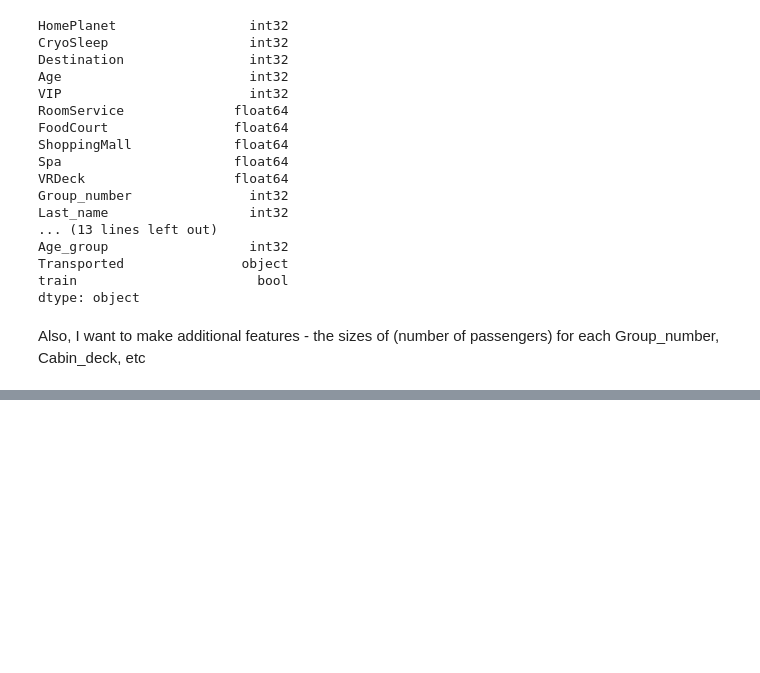
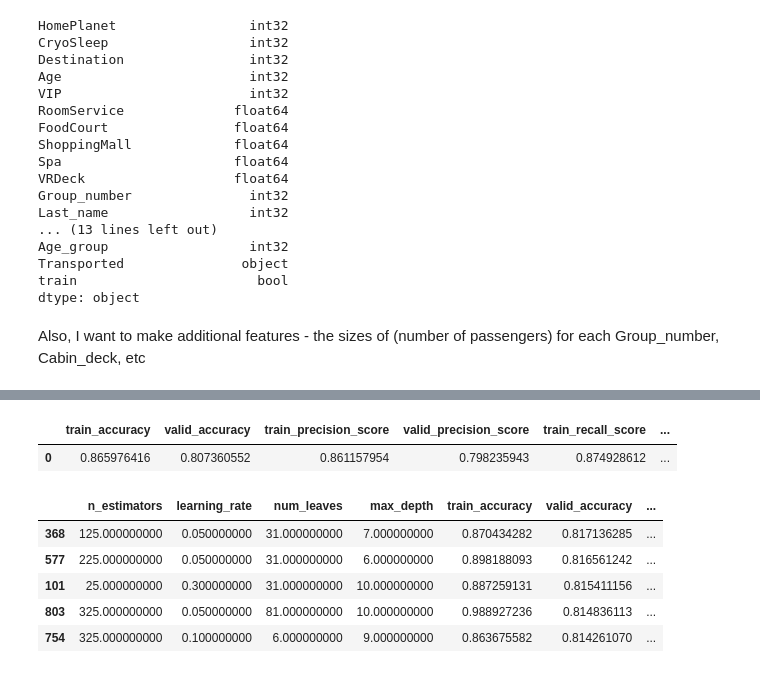
Before and after one commit to tatiana-stukan/kaggle-projects, a Jupyter notebook: spaceship_titanic/main.ipynb, the cells around one changed output, grey strips where cells are left out. Cells and saved outputs as stored; diff of their text form; code cells hidden in the pictures; blank space fills up the shorter version.

```diff
--- a/spaceship_titanic/main.ipynb
+++ b/spaceship_titanic/main.ipynb
@@ -1347,0 +1261,46 @@ RandomizedSearchCV(cv=StratifiedKFold(n_splits=5, random_state=18, shuffle=True)
+# %%
+clf_lgbm = LGBMClassifier(objective = 'binary', random_state = 18)
+
+param_dist ={'num_leaves': stats.randint(6, 106),
+             'learning_rate': stats.uniform(0.01, 0.99),
+             'n_estimators': stats.randint(25, 525),
+             'max_depth': stats.randint(5, 10)}
+
+clf_lgbm_random = RandomizedSearchCV(estimator = clf_lgbm, param_distributions = param_dist, cv = StratifiedKFold(n_splits = 5, shuffle = True, random_state = 18), n_iter = 100, random_state = 18, n_jobs = -1)
+clf_lgbm_random.fit(X, y)
+
+lgbm_clf = LGBMClassifier(objective = 'binary', random_state = 18, **clf_lgbm_random.best_params_).fit(X_train, y_train)
+
+lgbm_table = pd.DataFrame(columns = ['train_accuracy', 'valid_accuracy', 'train_precision_score', 'valid_precision_score', 'train_recall_score', 'valid_recall_score', 'train_f1_score', 'valid_f1_score', 'train_log_loss', 'valid_log_loss'])
+
+lgbm_train_predicted = lgbm_clf.predict(X_train)
+lgbm_valid_predicted = lgbm_clf.predict(X_valid)
+
+lgbm_table = lgbm_table.append(dict(zip(lgbm_table.columns,[accuracy_score(y_train, lgbm_train_predicted), accuracy_score(y_valid, lgbm_valid_predicted), precision_score(y_train, lgbm_train_predicted), precision_score(y_valid, lgbm_valid_predicted), recall_score(y_train, lgbm_train_predicted), recall_score(y_valid, lgbm_valid_predicted), f1_score(y_train, lgbm_train_predicted), f1_score(y_valid, lgbm_valid_predicted), log_loss(y_train, lgbm_train_predicted), log_loss(y_valid, lgbm_valid_predicted)])), ignore_index=True)
+
+lgbm_table
+# %% [output]
+|  | train_accuracy | valid_accuracy | train_precision_score | valid_precision_score | train_recall_score | ... |
+| 0 | 0.865976416 | 0.807360552 | 0.861157954 | 0.798235943 | 0.874928612 | ... |
+# %%
+lgbm_table = pd.DataFrame(columns = ['n_estimators', 'learning_rate', 'num_leaves', 'max_depth', 'train_accuracy', 'valid_accuracy', 'train_precision_score', 'valid_precision_score', 'train_recall_score', 'valid_recall_score', 'train_f1_score', 'valid_f1_score', 'train_log_loss', 'valid_log_loss'])
+
+for n_estimators in range(25, 526, 100):
+    for learning_rate in [1, 0.7, 0.5, 0.3, 0.1, 0.05, 0.01]:
+        for num_leaves in range(6, 107, 25):
+            for max_depth in range(5, 11):
+                lgbm = LGBMClassifier(n_estimators = n_estimators, learning_rate = learning_rate, num_leaves = num_leaves, max_depth = max_depth, objective = 'binary', random_state = 18).fit(X_train, y_train)
+
+                lgbm_train_predicted = lgbm.predict(X_train)
+                lgbm_valid_predicted = lgbm.predict(X_valid)
+
+                lgbm_table = lgbm_table.append(dict(zip(lgbm_table.columns,[n_estimators, learning_rate, num_leaves, max_depth, accuracy_score(y_train, lgbm_train_predicted), accuracy_score(y_valid, lgbm_valid_predicted), precision_score(y_train, lgbm_train_predicted), precision_score(y_valid, lgbm_valid_predicted), recall_score(y_train, lgbm_train_predicted), recall_score(y_valid, lgbm_valid_predicted), f1_score(y_train, lgbm_train_predicted), f1_score(y_valid, lgbm_valid_predicted), log_loss(y_train, lgbm_train_predicted), log_loss(y_valid, lgbm_valid_predicted)])), ignore_index=True)
+
+lgbm_table.sort_values(by = 'valid_accuracy', ascending=False).head(5)
+# %% [output]
+|  | n_estimators | learning_rate | num_leaves | max_depth | train_accuracy | valid_accuracy | ... |
+| 368 | 125.000000000 | 0.050000000 | 31.000000000 | 7.000000000 | 0.870434282 | 0.817136285 | ... |
+| 577 | 225.000000000 | 0.050000000 | 31.000000000 | 6.000000000 | 0.898188093 | 0.816561242 | ... |
+| 101 | 25.000000000 | 0.300000000 | 31.000000000 | 10.000000000 | 0.887259131 | 0.815411156 | ... |
+| 803 | 325.000000000 | 0.050000000 | 81.000000000 | 10.000000000 | 0.988927236 | 0.814836113 | ... |
+| 754 | 325.000000000 | 0.100000000 | 6.000000000 | 9.000000000 | 0.863675582 | 0.814261070 | ... |
```
Also changed, not shown: parts of 20 cells of this notebook.
